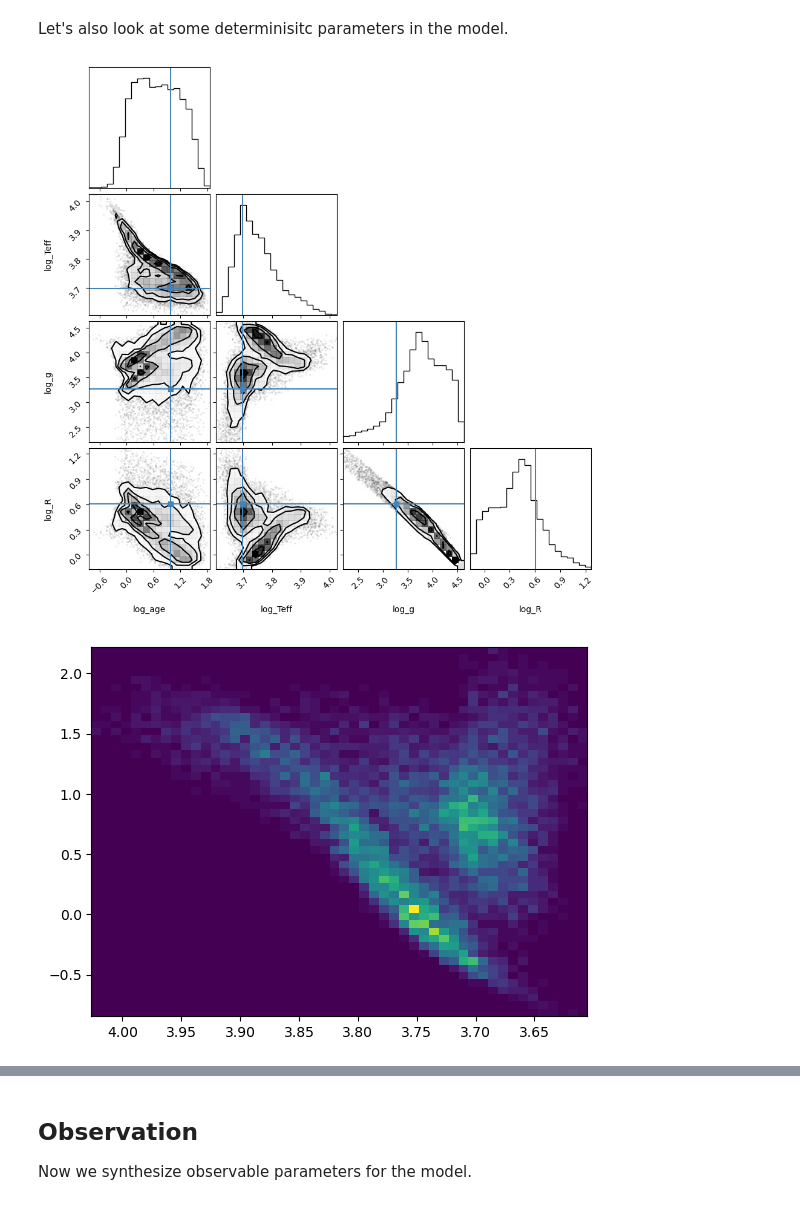
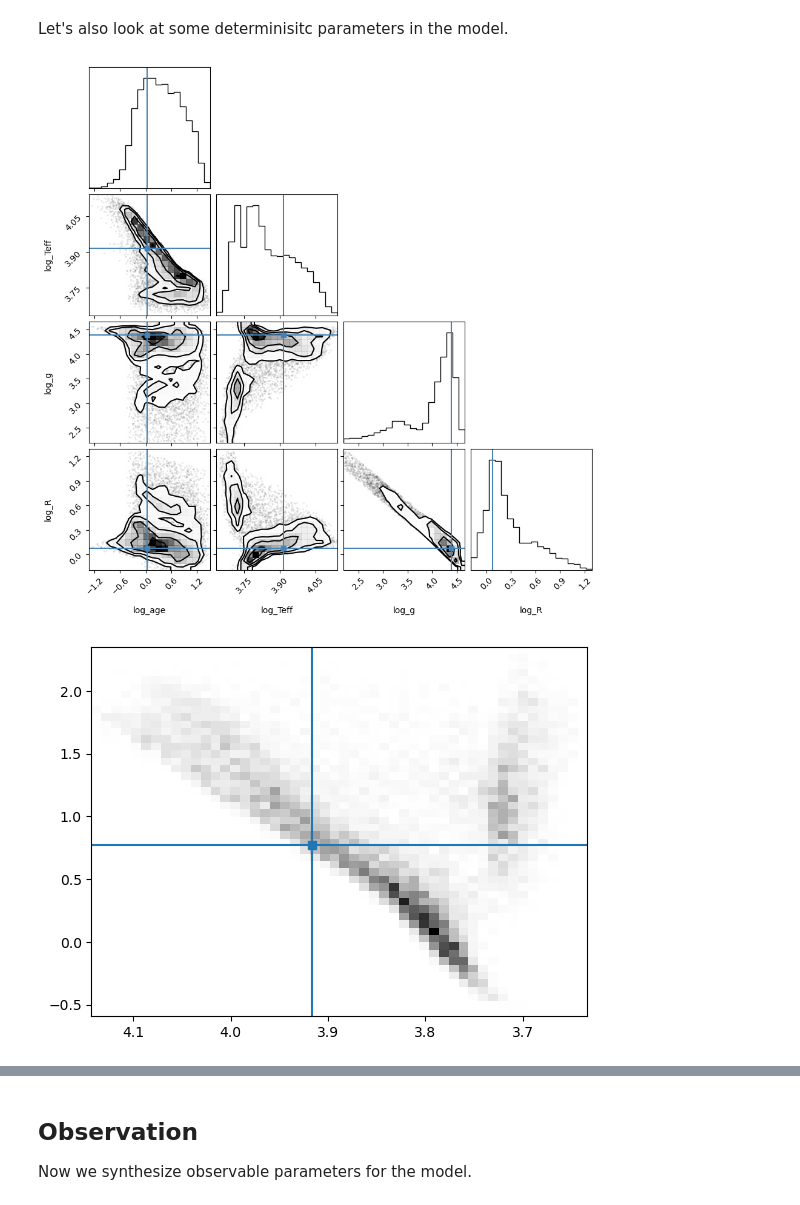
Before and after one commit to alexlyttle/scalable-stellar-inference, a Jupyter notebook: notebook/single-star-spec.ipynb, the cells around one changed output, grey strips where cells are left out. Saved outputs shown, nothing was run; the diff lists cells and outputs as text; code cells hidden in the pictures.

```diff
--- a/notebook/single-star-spec.ipynb
+++ b/notebook/single-star-spec.ipynb
@@ -34,7 +34,7 @@ PyMultiNest not imported.  MultiNest fits will not work.
 
 Let's synthesis some true parameters for our star from the `SingleStarModel` prior.
 # %%
-rng = random.PRNGKey(0)  # create random key to use throughout notebook
+rng = random.PRNGKey(2)  # create random key to use throughout notebook
 
 rng, key = random.split(rng)
 true_model = SingleStarModel()
@@ -124,16 +122,20 @@ Let's also look at some determinisitc parameters in the model.
 var_names = ["log_age", "log_Teff", "log_g", "log_R"]
 fig = corner(data, group="prior", var_names=var_names, truths=truths)
 # %% [output]
-[figure, old version]
+[figure, new version]
 # %%
 fig, ax = plt.subplots()
 
 ax.hist2d(
     data.prior.log_Teff.squeeze(),
     data.prior.log_L.squeeze(),
     bins=50,
+    cmap="Greys"
 )
+ax.axvline(truths["log_Teff"])
+ax.axhline(truths["log_L"])
+ax.plot(truths["log_Teff"], truths["log_L"], "s")
 ax.invert_xaxis()
 # %% [output]
-[figure, old version]
+[figure, new version]
 # %%
```
Also changed, not shown: parts of 9 cells of this notebook, 1 other file.
